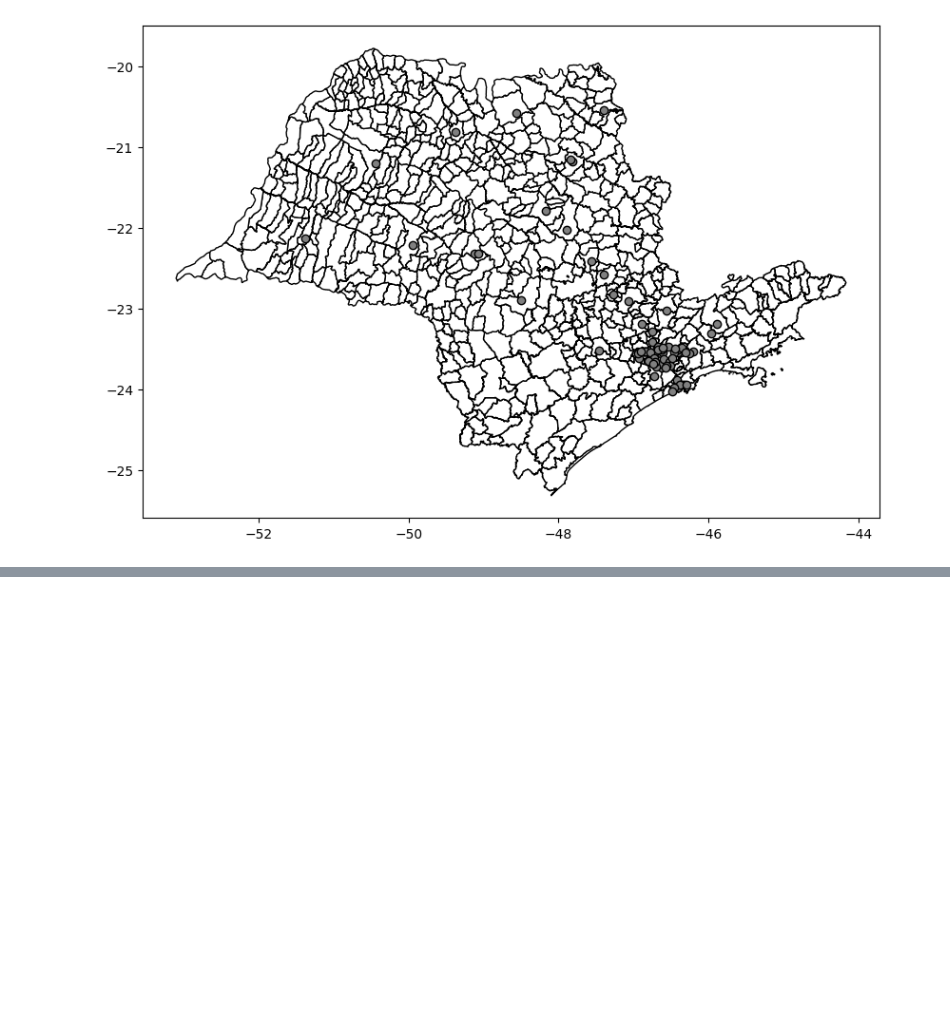
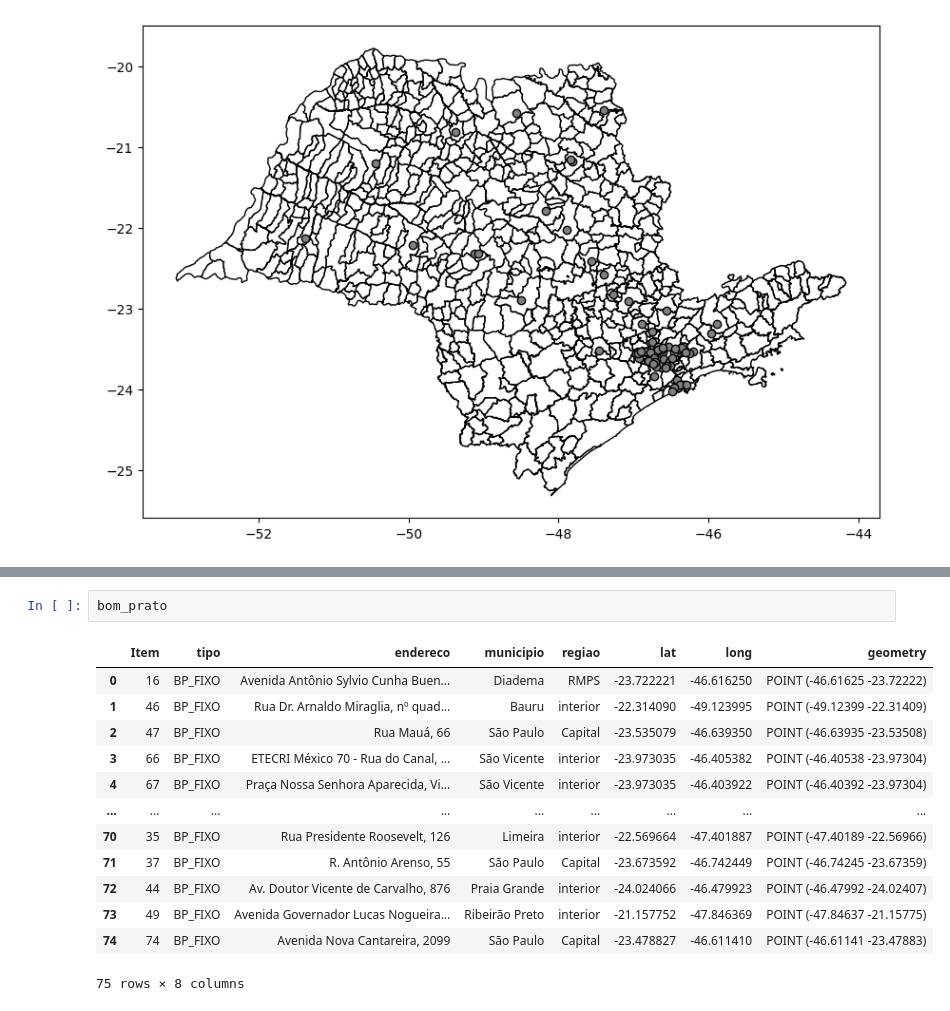
Before and after one commit to RicardoMourao-py/INFORMACOES_GEORREFERENCIADAS, a Jupyter notebook: projeto_infogeo.ipynb, the cells around one changed output, grey strips where cells are left out. Cells and saved outputs as stored; diff of their text form; blank space fills up the shorter version.

```diff
--- a/projeto_infogeo.ipynb
+++ b/projeto_infogeo.ipynb
@@ -231,0 +215,16 @@ plt.show()
+# %%
+bom_prato
+# %% [output]
+|  | Item | tipo | endereco | municipio | regiao | lat | long | geometry |
+| 0 | 16 | BP_FIXO | Avenida Antônio Sylvio Cunha Buen... | Diadema | RMPS | -23.722221 | -46.616250 | POINT (-46.61625 -23.72222) |
+| 1 | 46 | BP_FIXO | Rua Dr. Arnaldo Miraglia, nº quad... | Bauru | interior | -22.314090 | -49.123995 | POINT (-49.12399 -22.31409) |
+| 2 | 47 | BP_FIXO | Rua Mauá, 66 | São Paulo | Capital | -23.535079 | -46.639350 | POINT (-46.63935 -23.53508) |
+| 3 | 66 | BP_FIXO | ETECRI México 70 - Rua do Canal, ... | São Vicente | interior | -23.973035 | -46.405382 | POINT (-46.40538 -23.97304) |
+| 4 | 67 | BP_FIXO | Praça Nossa Senhora Aparecida, Vi... | São Vicente | interior | -23.973035 | -46.403922 | POINT (-46.40392 -23.97304) |
+| ... | ... | ... | ... | ... | ... | ... | ... | ... |
+| 70 | 35 | BP_FIXO | Rua Presidente Roosevelt, 126 | Limeira | interior | -22.569664 | -47.401887 | POINT (-47.40189 -22.56966) |
+| 71 | 37 | BP_FIXO | R. Antônio Arenso, 55 | São Paulo | Capital | -23.673592 | -46.742449 | POINT (-46.74245 -23.67359) |
+| 72 | 44 | BP_FIXO | Av. Doutor Vicente de Carvalho, 876 | Praia Grande | interior | -24.024066 | -46.479923 | POINT (-46.47992 -24.02407) |
+| 73 | 49 | BP_FIXO | Avenida Governador Lucas Nogueira... | Ribeirão Preto | interior | -21.157752 | -47.846369 | POINT (-47.84637 -21.15775) |
+| 74 | 74 | BP_FIXO | Avenida Nova Cantareira, 2099 | São Paulo | Capital | -23.478827 | -46.611410 | POINT (-46.61141 -23.47883) |
+75 rows × 8 columns
```
Also changed, not shown: parts of 40 cells of this notebook.
